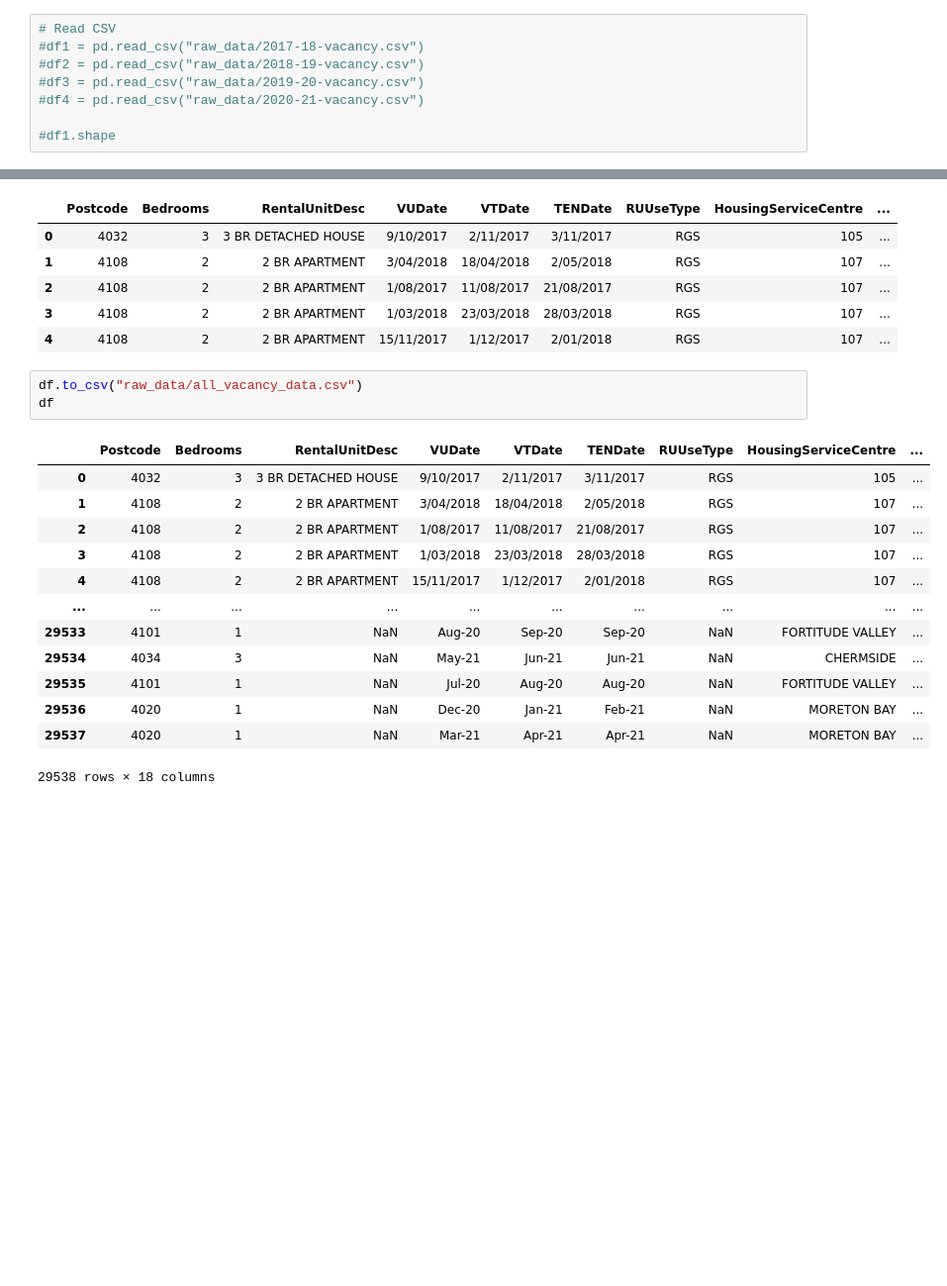
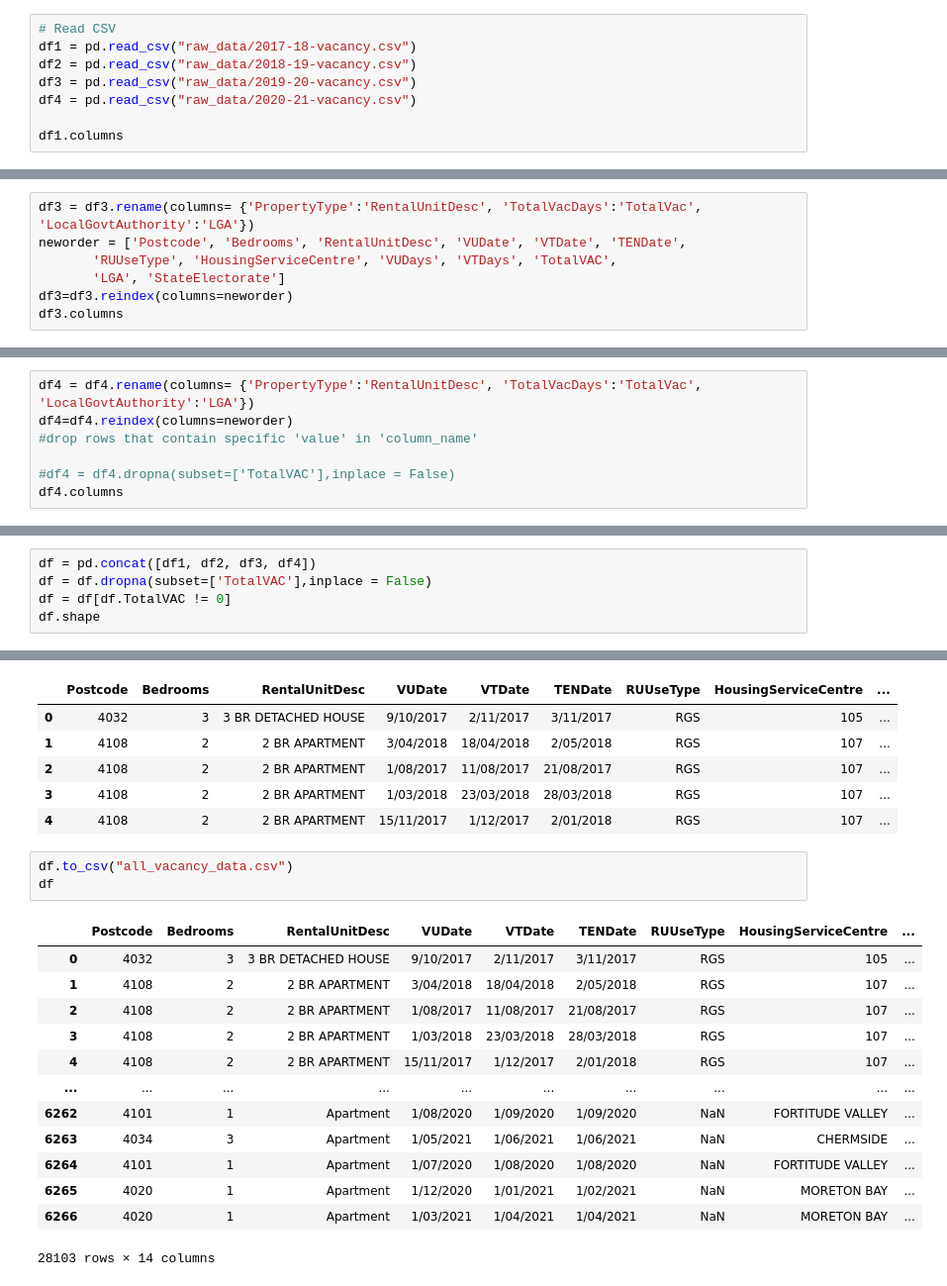
Before and after one commit to Anguyensfg/project-one, a Jupyter notebook: Untitled-1.ipynb, the cells around one changed output, grey strips where cells are left out. Shown at 99% size. Cells and saved outputs as stored; diff of their text form; blank space fills up the shorter version.

```diff
--- a/Untitled-1.ipynb
+++ b/Untitled-1.ipynb
@@ -6,9 +6,9 @@ import matplotlib.pyplot as plt
 import requests
 # %%
 # Read CSV
-#df1 = pd.read_csv("raw_data/2017-18-vacancy.csv")
-#df2 = pd.read_csv("raw_data/2018-19-vacancy.csv")
-#df3 = pd.read_csv("raw_data/2019-20-vacancy.csv")
-#df4 = pd.read_csv("raw_data/2020-21-vacancy.csv")
+df1 = pd.read_csv("raw_data/2017-18-vacancy.csv")
+df2 = pd.read_csv("raw_data/2018-19-vacancy.csv")
+df3 = pd.read_csv("raw_data/2019-20-vacancy.csv")
+df4 = pd.read_csv("raw_data/2020-21-vacancy.csv")
 
-#df1.shape
+df1.columns
@@ -21,0 +27,7 @@ df.shape
+# %%
+df3 = df3.rename(columns= {'PropertyType':'RentalUnitDesc', 'TotalVacDays':'TotalVac', 'LocalGovtAuthority':'LGA'})
+neworder = ['Postcode', 'Bedrooms', 'RentalUnitDesc', 'VUDate', 'VTDate', 'TENDate',
+       'RUUseType', 'HousingServiceCentre', 'VUDays', 'VTDays', 'TotalVAC',
+       'LGA', 'StateElectorate']
+df3=df3.reindex(columns=neworder)
+df3.columns
@@ -21,0 +39,7 @@ df.shape
+# %%
+df4 = df4.rename(columns= {'PropertyType':'RentalUnitDesc', 'TotalVacDays':'TotalVac', 'LocalGovtAuthority':'LGA'})
+df4=df4.reindex(columns=neworder)
+#drop rows that contain specific 'value' in 'column_name'
+
+#df4 = df4.dropna(subset=['TotalVAC'],inplace = False)
+df4.columns
@@ -21,0 +60,5 @@ df.shape
+# %%
+df = pd.concat([df1, df2, df3, df4])
+df = df.dropna(subset=['TotalVAC'],inplace = False)
+df = df[df.TotalVAC != 0]
+df.shape
@@ -49,19 +94,19 @@ df.head()
 | 3 | 4108 | 2 | 2 BR APARTMENT | 1/03/2018 | 23/03/2018 | 28/03/2018 | RGS | 107 | ... |
 | 4 | 4108 | 2 | 2 BR APARTMENT | 15/11/2017 | 1/12/2017 | 2/01/2018 | RGS | 107 | ... |
 # %%
-df.to_csv("raw_data/all_vacancy_data.csv")
+df.to_csv("all_vacancy_data.csv")
 df
 # %% [output]
 |  | Postcode | Bedrooms | RentalUnitDesc | VUDate | VTDate | TENDate | RUUseType | HousingServiceCentre | ... |
 | 0 | 4032 | 3 | 3 BR DETACHED HOUSE | 9/10/2017 | 2/11/2017 | 3/11/2017 | RGS | 105 | ... |
 | 1 | 4108 | 2 | 2 BR APARTMENT | 3/04/2018 | 18/04/2018 | 2/05/2018 | RGS | 107 | ... |
 | 2 | 4108 | 2 | 2 BR APARTMENT | 1/08/2017 | 11/08/2017 | 21/08/2017 | RGS | 107 | ... |
 | 3 | 4108 | 2 | 2 BR APARTMENT | 1/03/2018 | 23/03/2018 | 28/03/2018 | RGS | 107 | ... |
 | 4 | 4108 | 2 | 2 BR APARTMENT | 15/11/2017 | 1/12/2017 | 2/01/2018 | RGS | 107 | ... |
 | ... | ... | ... | ... | ... | ... | ... | ... | ... | ... |
-| 29533 | 4101 | 1 | NaN | Aug-20 | Sep-20 | Sep-20 | NaN | FORTITUDE VALLEY | ... |
-| 29534 | 4034 | 3 | NaN | May-21 | Jun-21 | Jun-21 | NaN | CHERMSIDE | ... |
-| 29535 | 4101 | 1 | NaN | Jul-20 | Aug-20 | Aug-20 | NaN | FORTITUDE VALLEY | ... |
-| 29536 | 4020 | 1 | NaN | Dec-20 | Jan-21 | Feb-21 | NaN | MORETON BAY | ... |
-| 29537 | 4020 | 1 | NaN | Mar-21 | Apr-21 | Apr-21 | NaN | MORETON BAY | ... |
+| 6262 | 4101 | 1 | Apartment | 1/08/2020 | 1/09/2020 | 1/09/2020 | NaN | FORTITUDE VALLEY | ... |
+| 6263 | 4034 | 3 | Apartment | 1/05/2021 | 1/06/2021 | 1/06/2021 | NaN | CHERMSIDE | ... |
+| 6264 | 4101 | 1 | Apartment | 1/07/2020 | 1/08/2020 | 1/08/2020 | NaN | FORTITUDE VALLEY | ... |
+| 6265 | 4020 | 1 | Apartment | 1/12/2020 | 1/01/2021 | 1/02/2021 | NaN | MORETON BAY | ... |
+| 6266 | 4020 | 1 | Apartment | 1/03/2021 | 1/04/2021 | 1/04/2021 | NaN | MORETON BAY | ... |
-29538 rows × 18 columns
+28103 rows × 14 columns
```
Also changed, not shown: parts of 12 cells of this notebook.
